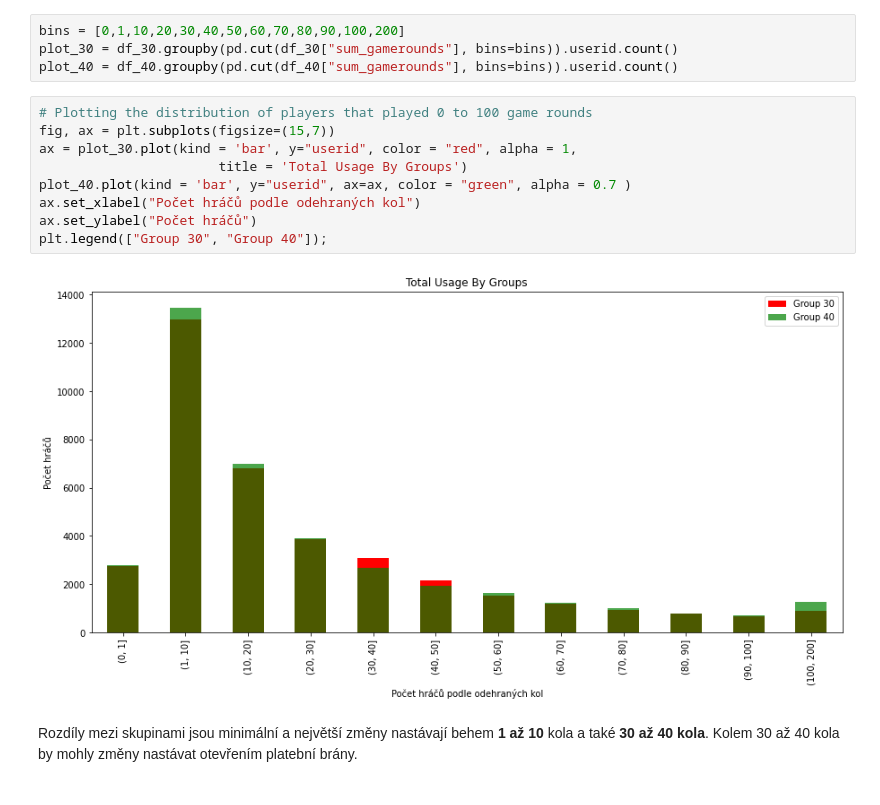
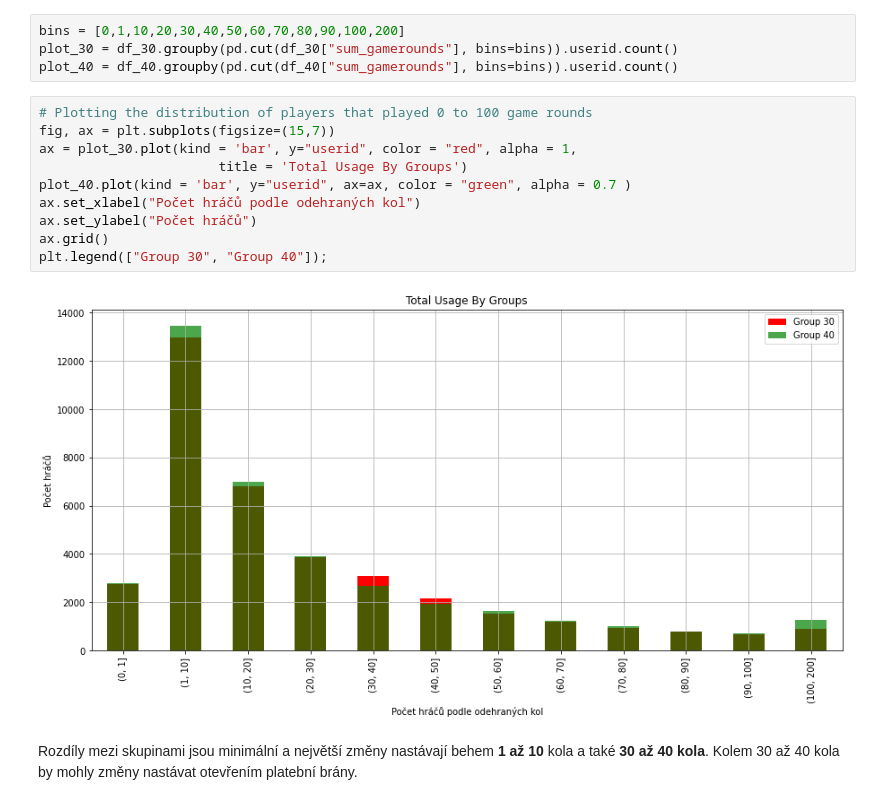
Before and after one commit to 9berny9/cookie_cats_analysis, a Jupyter notebook: cats.ipynb, the cells around one changed output. Drawn from its saved outputs; the diff is of its cells as text.

```diff
--- a/cats.ipynb
+++ b/cats.ipynb
@@ -246,14 +272,15 @@ plot_40 = df_40.groupby(pd.cut(df_40["sum_gamerounds"], bins=bins)).userid.count
 # %%
 # Plotting the distribution of players that played 0 to 100 game rounds
 fig, ax = plt.subplots(figsize=(15,7))
 ax = plot_30.plot(kind = 'bar', y="userid", color = "red", alpha = 1,
                        title = 'Total Usage By Groups')
 plot_40.plot(kind = 'bar', y="userid", ax=ax, color = "green", alpha = 0.7 )
 ax.set_xlabel("Počet hráčů podle odehraných kol")
 ax.set_ylabel("Počet hráčů")
+ax.grid()
 plt.legend(["Group 30", "Group 40"]);
 # %% [output]
-[figure, old version]
+[figure, new version]
 # %% [markdown]
 Rozdíly mezi skupinami jsou minimální a největší změny nastávají behem **1 až 10** kola a také **30 až 40 kola**. Kolem 30 až 40 kola by mohly změny nastávat otevřením platební brány.
 # %% [markdown]
```
Also changed, not shown: parts of 20 cells of this notebook.
